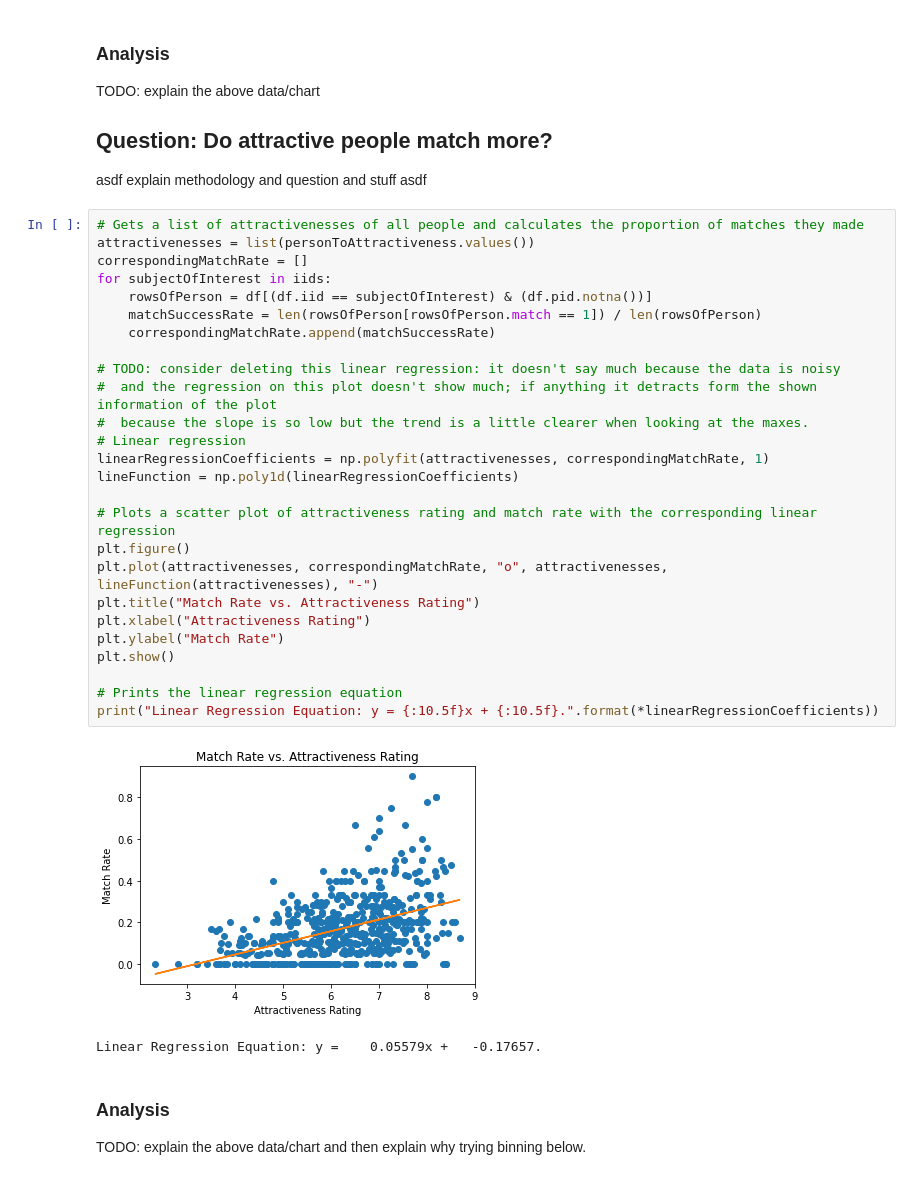
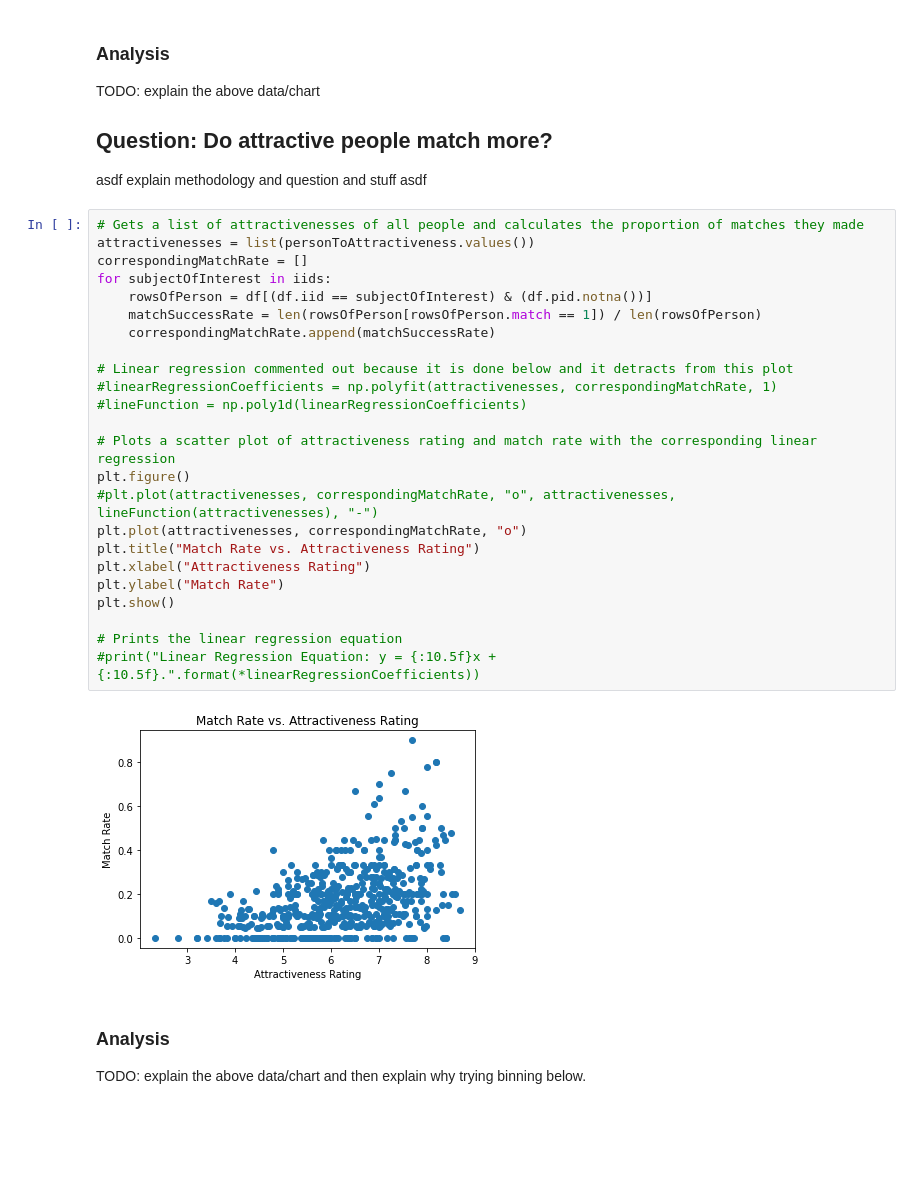
Before and after one commit to Kadekool/Speed-Dating-Exploration, a Jupyter notebook: Speed Dating Jupyter.ipynb, the cells around one changed output. Saved outputs shown, nothing was run; the diff lists cells and outputs as text; blank space fills up the shorter version.

Commit message:
Moved linear regression only to binned scatter plot

```diff
--- a/Speed Dating Jupyter.ipynb
+++ b/Speed Dating Jupyter.ipynb
@@ -63,32 +63,29 @@ asdf explain methodology and question and stuff asdf
 # %%
 # Gets a list of attractivenesses of all people and calculates the proportion of matches they made
 attractivenesses = list(personToAttractiveness.values())
 correspondingMatchRate = []
 for subjectOfInterest in iids:
     rowsOfPerson = df[(df.iid == subjectOfInterest) & (df.pid.notna())]
     matchSuccessRate = len(rowsOfPerson[rowsOfPerson.match == 1]) / len(rowsOfPerson)
     correspondingMatchRate.append(matchSuccessRate)
 
-# TODO: consider deleting this linear regression: it doesn't say much because the data is noisy
-#  and the regression on this plot doesn't show much; if anything it detracts form the shown information of the plot
-#  because the slope is so low but the trend is a little clearer when looking at the maxes.
-# Linear regression
-linearRegressionCoefficients = np.polyfit(attractivenesses, correspondingMatchRate, 1)
-lineFunction = np.poly1d(linearRegressionCoefficients)
+# Linear regression commented out because it is done below and it detracts from this plot
+#linearRegressionCoefficients = np.polyfit(attractivenesses, correspondingMatchRate, 1)
+#lineFunction = np.poly1d(linearRegressionCoefficients)
 
 # Plots a scatter plot of attractiveness rating and match rate with the corresponding linear regression
 plt.figure()
-plt.plot(attractivenesses, correspondingMatchRate, "o", attractivenesses, lineFunction(attractivenesses), "-")
+#plt.plot(attractivenesses, correspondingMatchRate, "o", attractivenesses, lineFunction(attractivenesses), "-")
+plt.plot(attractivenesses, correspondingMatchRate, "o")
 plt.title("Match Rate vs. Attractiveness Rating")
 plt.xlabel("Attractiveness Rating")
 plt.ylabel("Match Rate")
 plt.show()
 
 # Prints the linear regression equation
-print("Linear Regression Equation: y = {:10.5f}x + {:10.5f}.".format(*linearRegressionCoefficients))
+#print("Linear Regression Equation: y = {:10.5f}x + {:10.5f}.".format(*linearRegressionCoefficients))
 # %% [output]
-[figure, old version]
+[figure, new version]
-Linear Regression Equation: y =    0.05579x +   -0.17657.
 # %% [markdown]
 ### Analysis
 TODO: explain the above data/chart and then explain why trying binning below.
```
Also changed, not shown: parts of 1 cell of this notebook.
